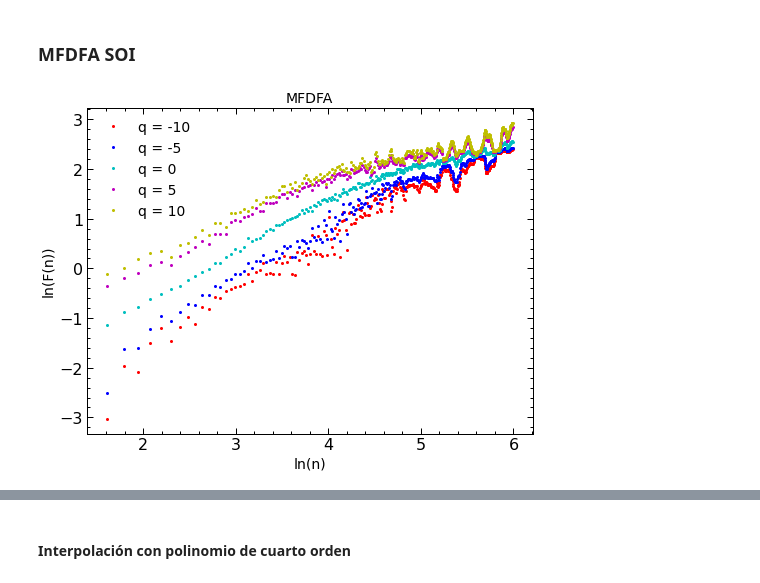
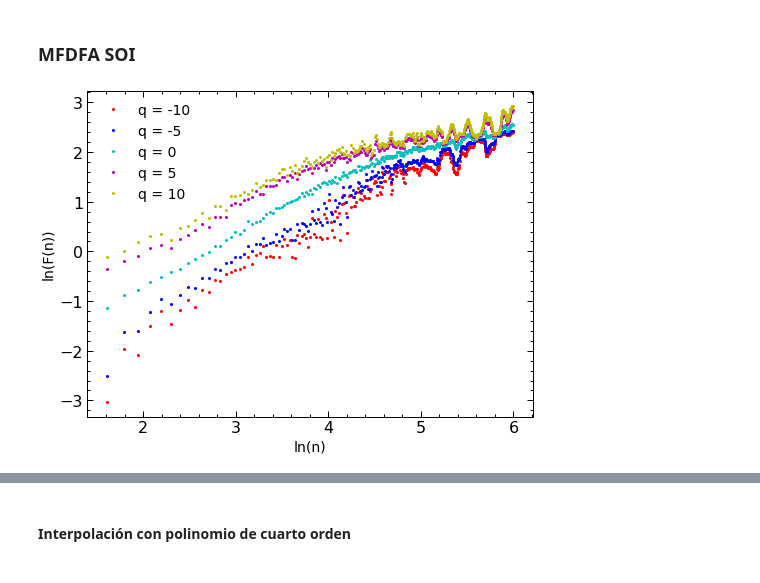
Before and after one commit to sebasjaro/MFDFAX, a Jupyter notebook: Python/MFDFA.ipynb, the cells around one changed output, grey strips where cells are left out. Saved outputs shown, nothing was run; the diff lists cells and outputs as text; code cells hidden in the pictures.

```diff
--- a/Python/MFDFA.ipynb
+++ b/Python/MFDFA.ipynb
@@ -147,22 +147,22 @@ plt.show()
 # %%
 winSizes = fu.linRangeByStep(start, end)
 n_soi, F_soi = mfdfa_soi.computeFlucVec(winSizes, qs, revSeg=revseg, polOrd = polord)
 list_H_soi, list_H_intercept_soi = mfdfa_soi.fitFlucVec()
 
 plt.plot(np.log(n_soi), np.log(F_soi[0, :]), 'ro', ms=mar, label =  "q = {:d}".format(qs[0]))
 half_idx = int(len(qs)/2)
 plt.plot(np.log(n_soi), np.log(F_soi[5, :]), 'bo',ms=mar, label =  "q = {:d}".format(qs[5]))
 plt.plot(np.log(n_soi), np.log(F_soi[half_idx, :]), 'co', ms=mar, label =  "q = {:d}".format(qs[half_idx]))
 plt.plot(np.log(n_soi), np.log(F_soi[-5, :]), 'mo', ms=mar, label =  "q = {:d}".format(qs[-6]))
 plt.plot(np.log(n_soi), np.log(F_soi[-1, :]), 'yo', ms=mar, label =  "q = {:d}".format(qs[-1]))
 plt.xlabel('ln(n)', fontsize=14)
 plt.ylabel('ln(F(n))', fontsize=14)
-plt.title('MFDFA', fontsize=14)
+#plt.title('MFDFA', fontsize=14)
 plt.legend(loc=0, fontsize=14)
-#plt.savefig('MFDFA_soi.pdf')
+#plt.savefig('./fig/MFDFA_soi.pdf')
 plt.show()
 # %% [output]
-[figure, old version]
+[figure, new version]
 # %%
 plt.plot(qs, list_H_dar, 'ro-', label= 'Darwin')
 plt.plot(qs, list_H_tah, 'b^-', label = 'Tahity')
```
Also changed, not shown: parts of 22 cells of this notebook.
